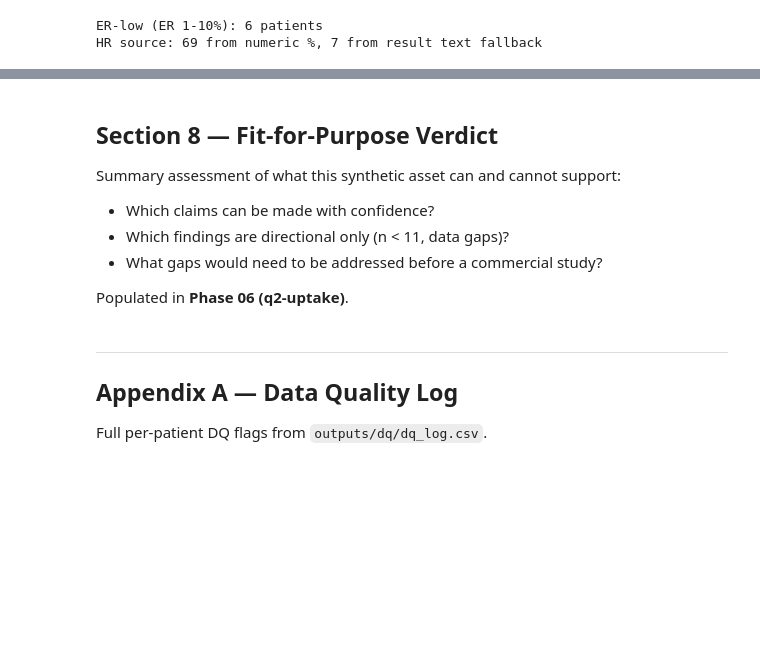
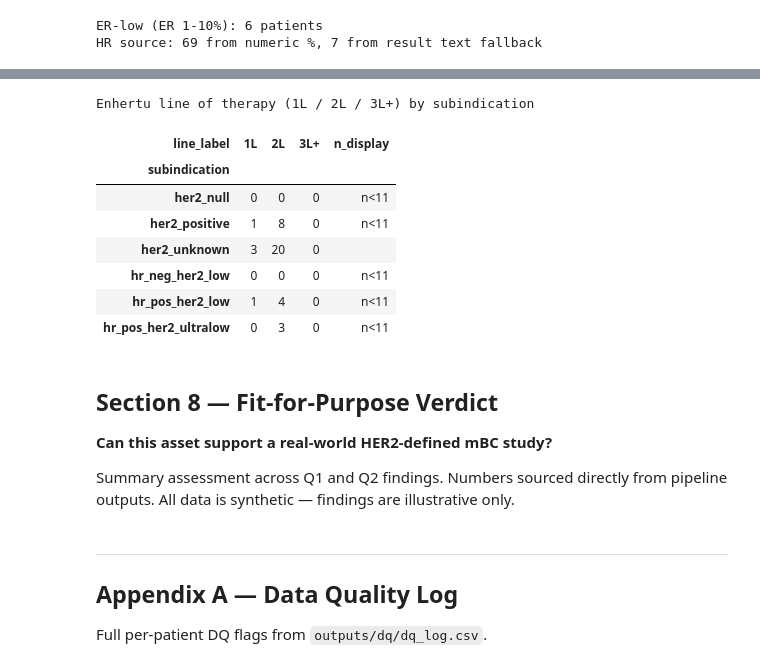
Before and after one commit to Dr-Data-Azam/oncology-rwd-her2-mbc-enhertu-uptake-analysis, a Jupyter notebook: notebooks/analysis.ipynb, the cells around one changed output, grey strips where cells are left out. Saved outputs shown, nothing was run; the diff lists cells and outputs as text; code cells hidden in the pictures; blank space fills up the shorter version.

```diff
--- a/notebooks/analysis.ipynb
+++ b/notebooks/analysis.ipynb
@@ -388,0 +616,19 @@ Populated in **Phase 06 (q2-uptake)**.
+# %%
+# ── 7b. Enhertu line of therapy by subindication ─────────────────────────────
+print("Enhertu line of therapy (1L / 2L / 3L+) by subindication\n")
+by_line = q2["by_line"].copy()
+pivot = by_line.pivot(index="subindication", columns="line_label", values="n_patients")[["1L","2L","3L+"]]
+pivot["n_display"] = by_line.groupby("subindication").apply(
+    lambda g: "n<11" if g["small_cell"].all() else ""
+).reindex(pivot.index)
+display(pivot)
+# %% [output]
+Enhertu line of therapy (1L / 2L / 3L+) by subindication
+| line_label | 1L | 2L | 3L+ | n_display |
+| subindication |  |  |  |  |
+| her2_null | 0 | 0 | 0 | n<11 |
+| her2_positive | 1 | 8 | 0 | n<11 |
+| her2_unknown | 3 | 20 | 0 |  |
+| hr_neg_her2_low | 0 | 0 | 0 | n<11 |
+| hr_pos_her2_low | 1 | 4 | 0 | n<11 |
+| hr_pos_her2_ultralow | 0 | 3 | 0 | n<11 |
@@ -389,10 +657,8 @@ Populated in **Phase 06 (q2-uptake)**.
 # %% [markdown]
 ## Section 8 — Fit-for-Purpose Verdict
 
-Summary assessment of what this synthetic asset can and cannot support:
-- Which claims can be made with confidence?
-- Which findings are directional only (n < 11, data gaps)?
-- What gaps would need to be addressed before a commercial study?
+**Can this asset support a real-world HER2-defined mBC study?**
 
-Populated in **Phase 06 (q2-uptake)**.
+Summary assessment across Q1 and Q2 findings. Numbers sourced directly from pipeline outputs.
+All data is synthetic — findings are illustrative only.
 # %%
```
Also changed, not shown: parts of 13 cells of this notebook, 25 other files.
